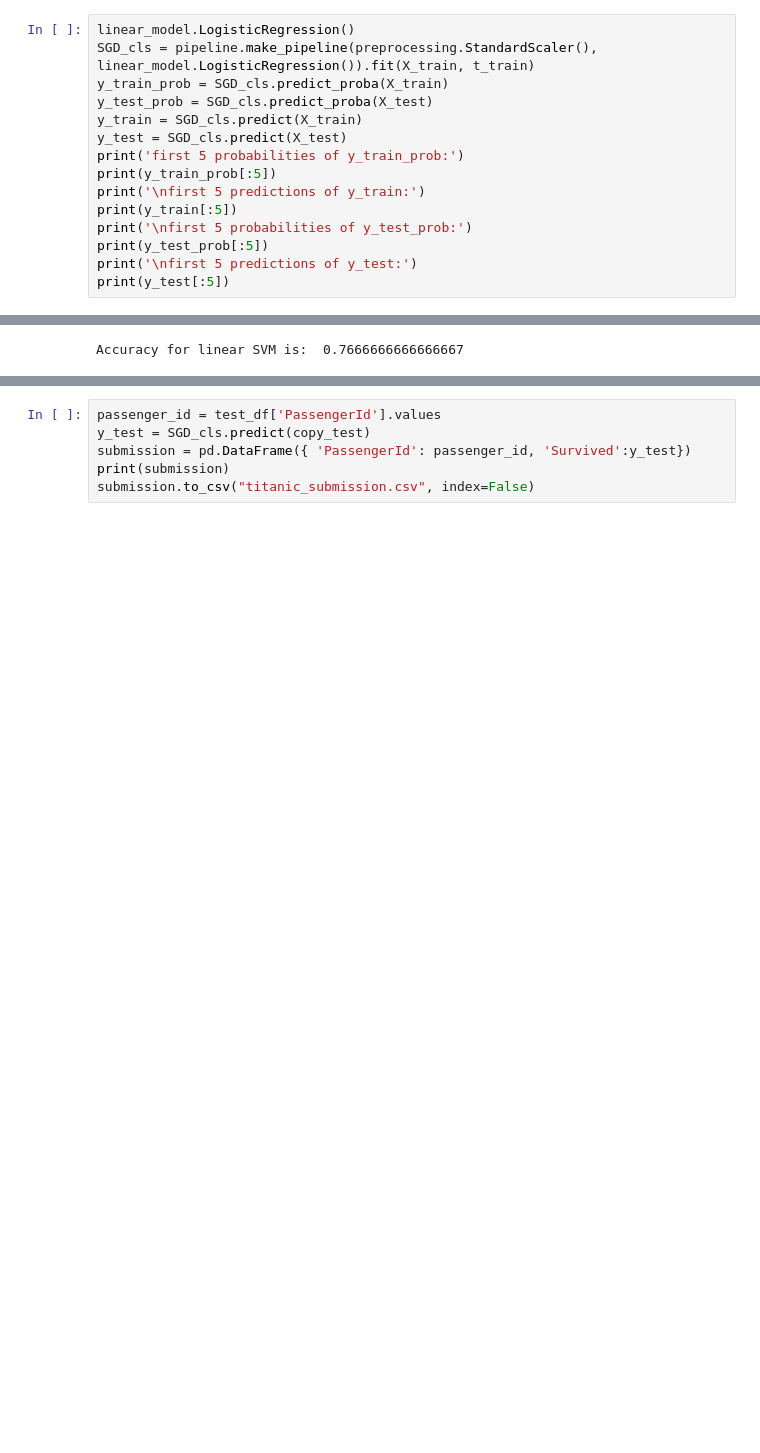
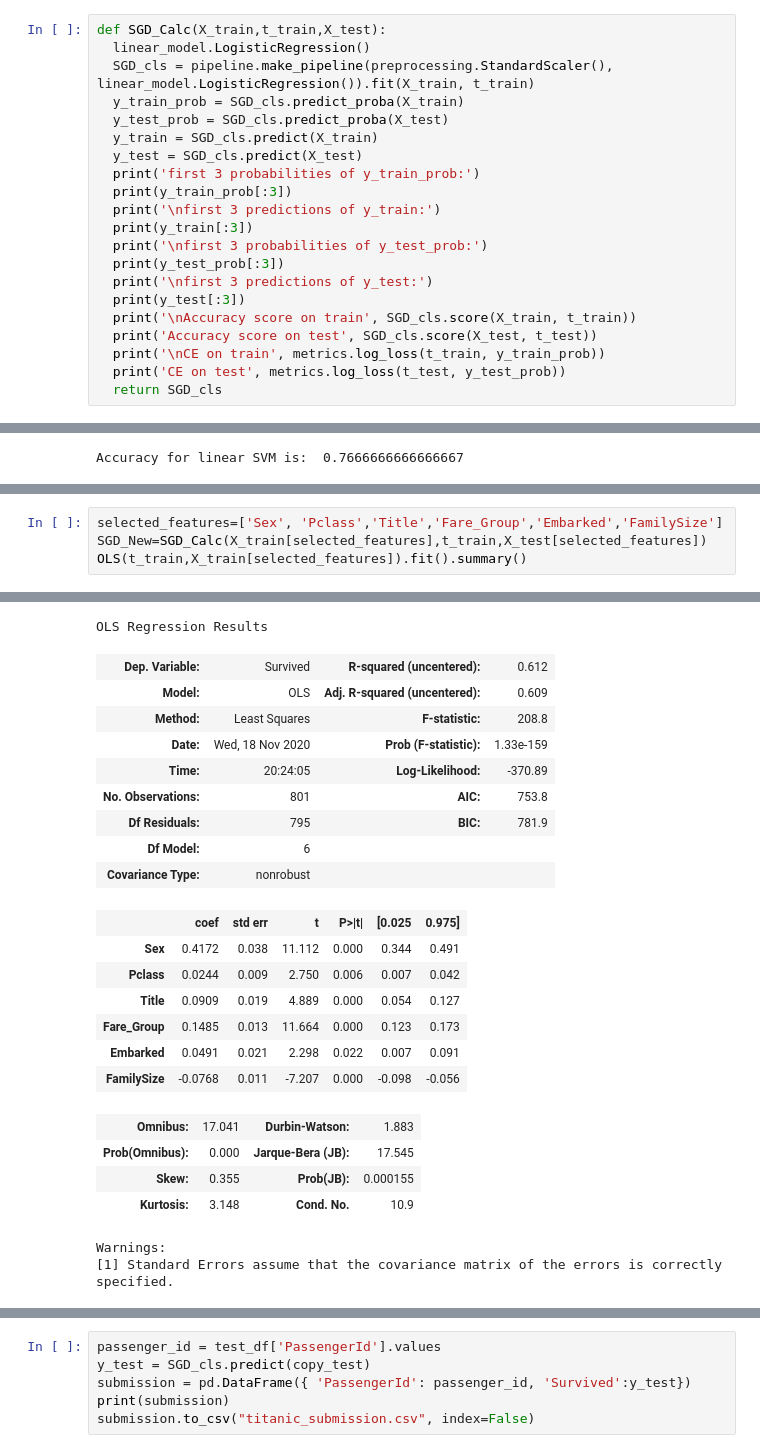
Before and after one commit to EllaRashty/Machine-Learning, a Jupyter notebook: ML_2020_ex1.ipynb, the cells around one changed output, grey strips where cells are left out. Saved outputs shown, nothing was run; the diff lists cells and outputs as text; blank space fills up the shorter version.

```diff
--- a/ML_2020_ex1.ipynb
+++ b/ML_2020_ex1.ipynb
@@ -605,15 +600,21 @@ The Model isn't good enough.
 # %%
-linear_model.LogisticRegression()
-SGD_cls = pipeline.make_pipeline(preprocessing.StandardScaler(), linear_model.LogisticRegression()).fit(X_train, t_train)
-y_train_prob = SGD_cls.predict_proba(X_train)
-y_test_prob = SGD_cls.predict_proba(X_test)
-y_train = SGD_cls.predict(X_train)
-y_test = SGD_cls.predict(X_test)
-print('first 5 probabilities of y_train_prob:')
-print(y_train_prob[:5])
-print('\nfirst 5 predictions of y_train:')
-print(y_train[:5])
-print('\nfirst 5 probabilities of y_test_prob:')
-print(y_test_prob[:5])
-print('\nfirst 5 predictions of y_test:')
-print(y_test[:5])
+def SGD_Calc(X_train,t_train,X_test):
+  linear_model.LogisticRegression()
+  SGD_cls = pipeline.make_pipeline(preprocessing.StandardScaler(), linear_model.LogisticRegression()).fit(X_train, t_train)
+  y_train_prob = SGD_cls.predict_proba(X_train)
+  y_test_prob = SGD_cls.predict_proba(X_test)
+  y_train = SGD_cls.predict(X_train)
+  y_test = SGD_cls.predict(X_test)
+  print('first 3 probabilities of y_train_prob:')
+  print(y_train_prob[:3])
+  print('\nfirst 3 predictions of y_train:')
+  print(y_train[:3])
+  print('\nfirst 3 probabilities of y_test_prob:')
+  print(y_test_prob[:3])
+  print('\nfirst 3 predictions of y_test:')
+  print(y_test[:3])
+  print('\nAccuracy score on train', SGD_cls.score(X_train, t_train))
+  print('Accuracy score on test', SGD_cls.score(X_test, t_test))
+  print('\nCE on train', metrics.log_loss(t_train, y_train_prob))
+  print('CE on test', metrics.log_loss(t_test, y_test_prob))
+  return SGD_cls
@@ -716,0 +708,5 @@ Accuracy for linear SVM is:  0.7666666666666667
+# %%
+selected_features=['Sex', 'Pclass','Title','Fare_Group','Embarked','FamilySize']
+SGD_New=SGD_Calc(X_train[selected_features],t_train,X_test[selected_features])
+OLS(t_train,X_train[selected_features]).fit().summary()
+# %% [output]
@@ -716,0 +730,23 @@ Accuracy for linear SVM is:  0.7666666666666667
+OLS Regression Results
+| Dep. Variable: | Survived | R-squared (uncentered): | 0.612 |
+| Model: | OLS | Adj. R-squared (uncentered): | 0.609 |
+| Method: | Least Squares | F-statistic: | 208.8 |
+| Date: | Wed, 18 Nov 2020 | Prob (F-statistic): | 1.33e-159 |
+| Time: | 20:24:05 | Log-Likelihood: | -370.89 |
+| No. Observations: | 801 | AIC: | 753.8 |
+| Df Residuals: | 795 | BIC: | 781.9 |
+| Df Model: | 6 |  |  |
+| Covariance Type: | nonrobust |  |  |
+|  | coef | std err | t | P>|t| | [0.025 | 0.975] |
+| Sex | 0.4172 | 0.038 | 11.112 | 0.000 | 0.344 | 0.491 |
+| Pclass | 0.0244 | 0.009 | 2.750 | 0.006 | 0.007 | 0.042 |
+| Title | 0.0909 | 0.019 | 4.889 | 0.000 | 0.054 | 0.127 |
+| Fare_Group | 0.1485 | 0.013 | 11.664 | 0.000 | 0.123 | 0.173 |
+| Embarked | 0.0491 | 0.021 | 2.298 | 0.022 | 0.007 | 0.091 |
+| FamilySize | -0.0768 | 0.011 | -7.207 | 0.000 | -0.098 | -0.056 |
+| Omnibus: | 17.041 | Durbin-Watson: | 1.883 |
+| Prob(Omnibus): | 0.000 | Jarque-Bera (JB): | 17.545 |
+| Skew: | 0.355 | Prob(JB): | 0.000155 |
+| Kurtosis: | 3.148 | Cond. No. | 10.9 |
+Warnings:
+[1] Standard Errors assume that the covariance matrix of the errors is correctly specified.
```
Also changed, not shown: parts of 27 cells of this notebook.
